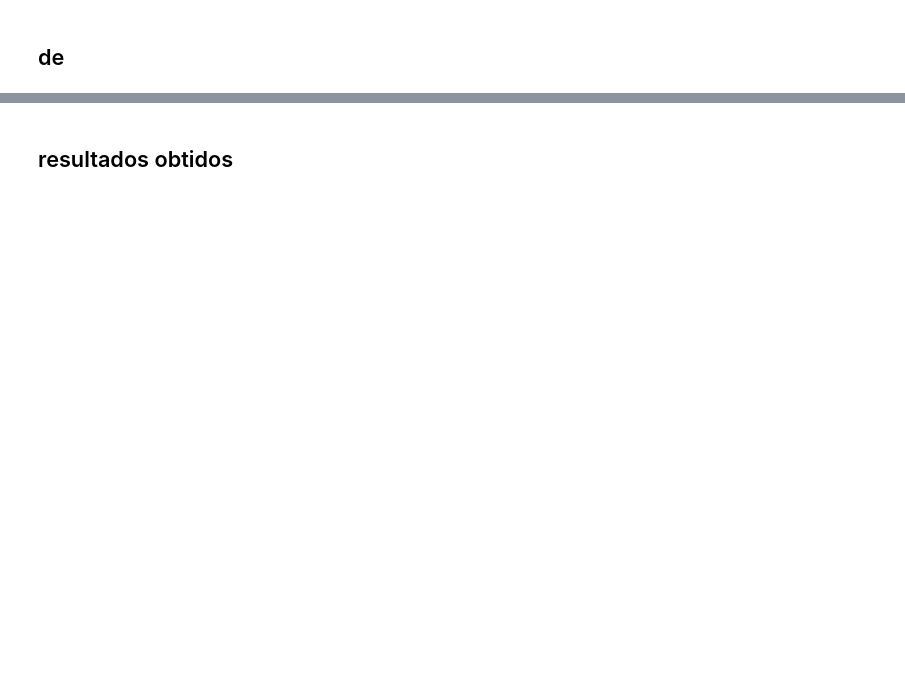
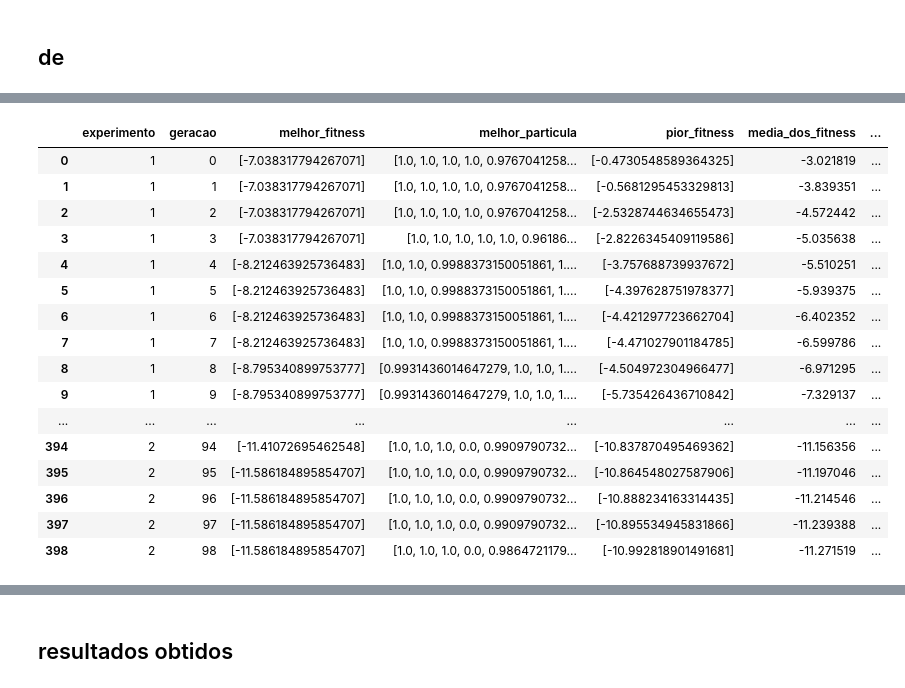
Before and after one commit to danjaca/IC-20231, a Jupyter notebook: pso_ag_de_es/g1.ipynb, the cells around one changed output, grey strips where cells are left out. Drawn from its saved outputs; the diff is of its cells as text; code cells hidden in the pictures; blank space fills up the shorter version.

```diff
--- a/pso_ag_de_es/g1.ipynb
+++ b/pso_ag_de_es/g1.ipynb
@@ -472 +522,21 @@ df_es.head(5)
+# %%
+df_g_es.head(1000)
+# %% [output]
+|  | experimento | geracao | melhor_fitness | melhor_particula | pior_fitness | media_dos_fitness | ... |
+| 0 | 1 | 0 | [-7.038317794267071] | [1.0, 1.0, 1.0, 1.0, 0.9767041258... | [-0.4730548589364325] | -3.021819 | ... |
+| 1 | 1 | 1 | [-7.038317794267071] | [1.0, 1.0, 1.0, 1.0, 0.9767041258... | [-0.5681295453329813] | -3.839351 | ... |
+| 2 | 1 | 2 | [-7.038317794267071] | [1.0, 1.0, 1.0, 1.0, 0.9767041258... | [-2.5328744634655473] | -4.572442 | ... |
+| 3 | 1 | 3 | [-7.038317794267071] | [1.0, 1.0, 1.0, 1.0, 1.0, 0.96186... | [-2.8226345409119586] | -5.035638 | ... |
+| 4 | 1 | 4 | [-8.212463925736483] | [1.0, 1.0, 0.9988373150051861, 1.... | [-3.757688739937672] | -5.510251 | ... |
+| 5 | 1 | 5 | [-8.212463925736483] | [1.0, 1.0, 0.9988373150051861, 1.... | [-4.397628751978377] | -5.939375 | ... |
+| 6 | 1 | 6 | [-8.212463925736483] | [1.0, 1.0, 0.9988373150051861, 1.... | [-4.421297723662704] | -6.402352 | ... |
+| 7 | 1 | 7 | [-8.212463925736483] | [1.0, 1.0, 0.9988373150051861, 1.... | [-4.471027901184785] | -6.599786 | ... |
+| 8 | 1 | 8 | [-8.795340899753777] | [0.9931436014647279, 1.0, 1.0, 1.... | [-4.504972304966477] | -6.971295 | ... |
+| 9 | 1 | 9 | [-8.795340899753777] | [0.9931436014647279, 1.0, 1.0, 1.... | [-5.735426436710842] | -7.329137 | ... |
+| ... | ... | ... | ... | ... | ... | ... | ... |
+| 394 | 2 | 94 | [-11.41072695462548] | [1.0, 1.0, 1.0, 0.0, 0.9909790732... | [-10.837870495469362] | -11.156356 | ... |
+| 395 | 2 | 95 | [-11.586184895854707] | [1.0, 1.0, 1.0, 0.0, 0.9909790732... | [-10.864548027587906] | -11.197046 | ... |
+| 396 | 2 | 96 | [-11.586184895854707] | [1.0, 1.0, 1.0, 0.0, 0.9909790732... | [-10.888234163314435] | -11.214546 | ... |
+| 397 | 2 | 97 | [-11.586184895854707] | [1.0, 1.0, 1.0, 0.0, 0.9909790732... | [-10.895534945831866] | -11.239388 | ... |
+| 398 | 2 | 98 | [-11.586184895854707] | [1.0, 1.0, 1.0, 0.0, 0.9864721179... | [-10.992818901491681] | -11.271519 | ... |
 # %%
```
Also changed, not shown: parts of 17 cells of this notebook.
